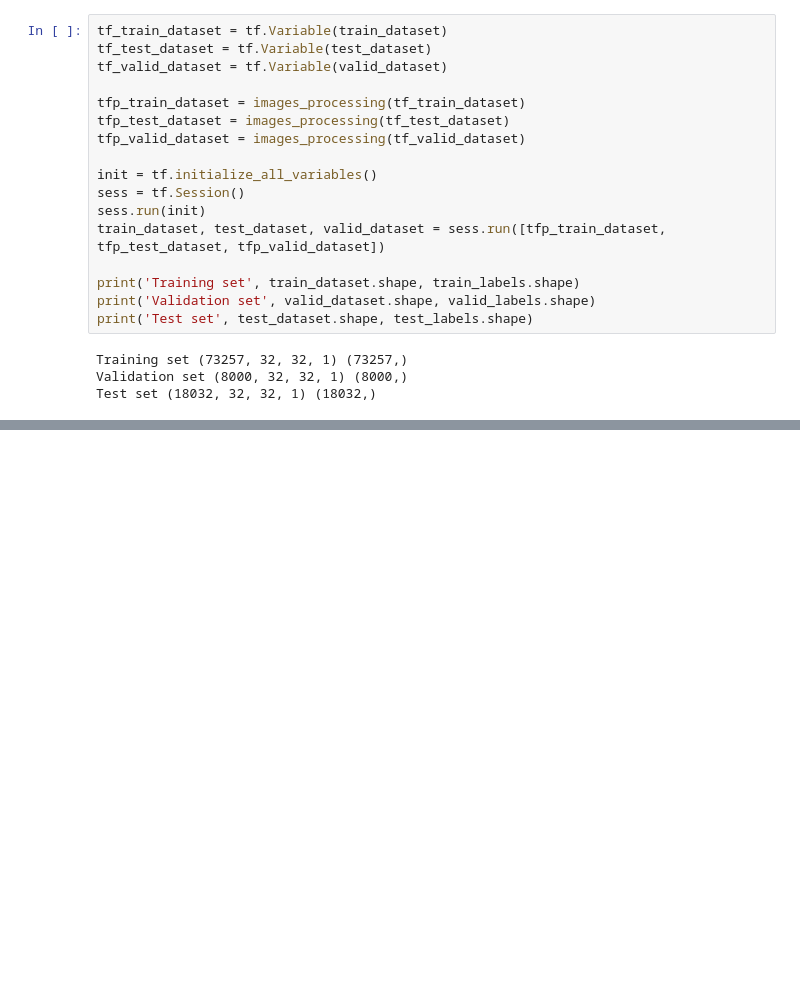
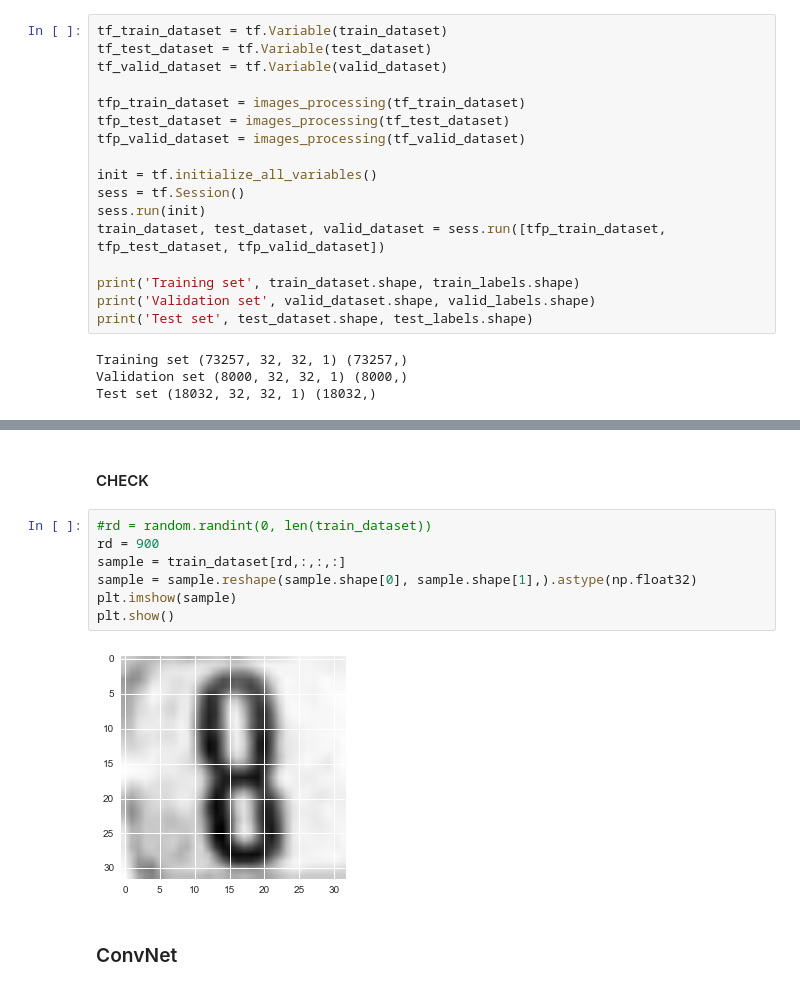
Before and after one commit to archelogos/sequence-detector, a Jupyter notebook: capstone_project/single_digit_SVHN.ipynb, the cells around one changed output, grey strips where cells are left out. Saved outputs shown, nothing was run; the diff lists cells and outputs as text; blank space fills up the shorter version.

```diff
--- a/capstone_project/single_digit_SVHN.ipynb
+++ b/capstone_project/single_digit_SVHN.ipynb
@@ -211 +282,14 @@ Test set (18032, 32, 32, 1) (18032,)
+# %% [markdown]
+#### CHECK
+# %%
+#rd = random.randint(0, len(train_dataset))
+rd = 900
+sample = train_dataset[rd,:,:,:]
+sample = sample.reshape(sample.shape[0], sample.shape[1],).astype(np.float32)
+plt.imshow(sample)
+plt.show()
+# %% [output]
+[figure, added]
+# %% [markdown]
+### ConvNet
 # %%
```
Also changed, not shown: parts of 17 cells of this notebook, 2 other files.
